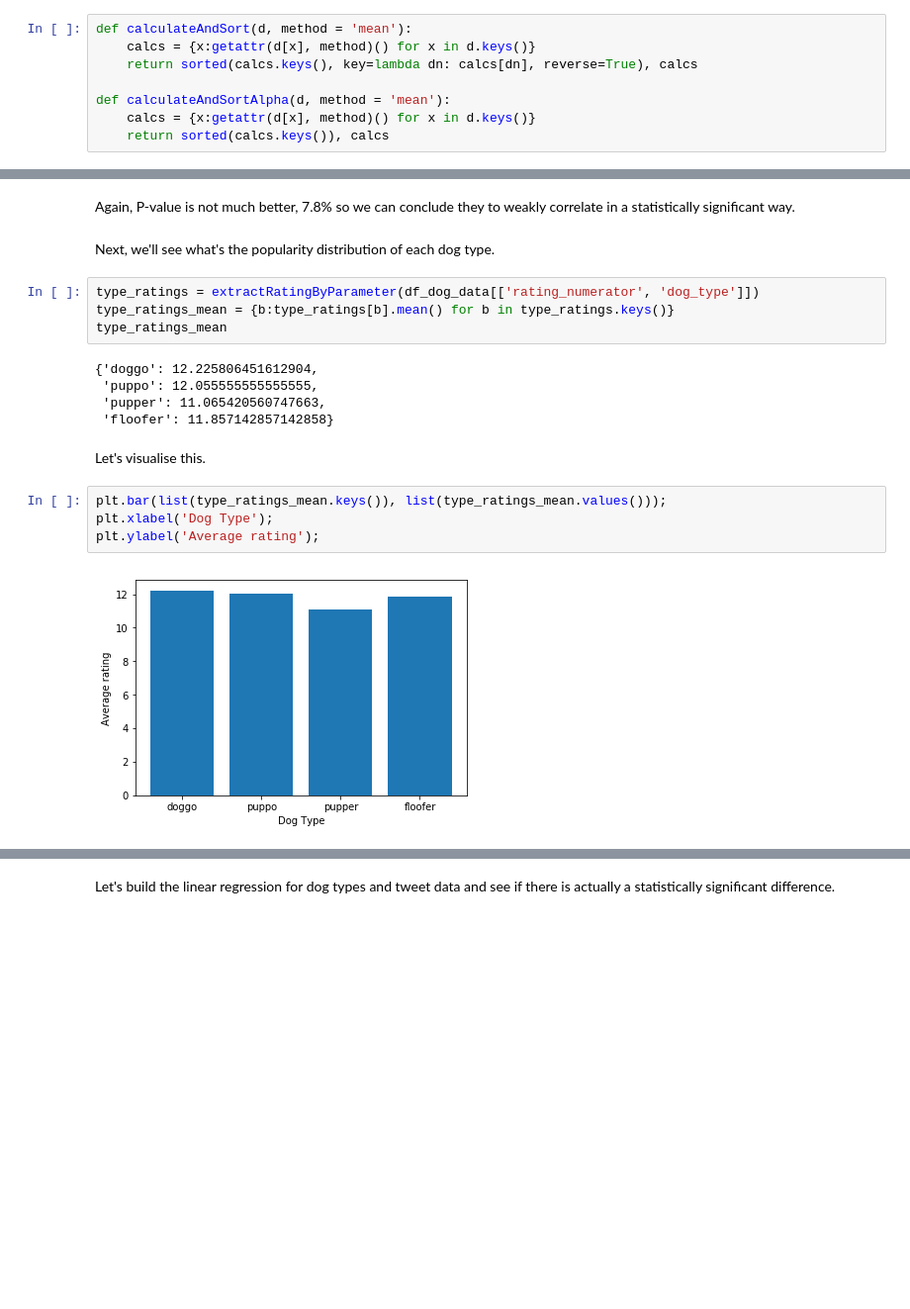
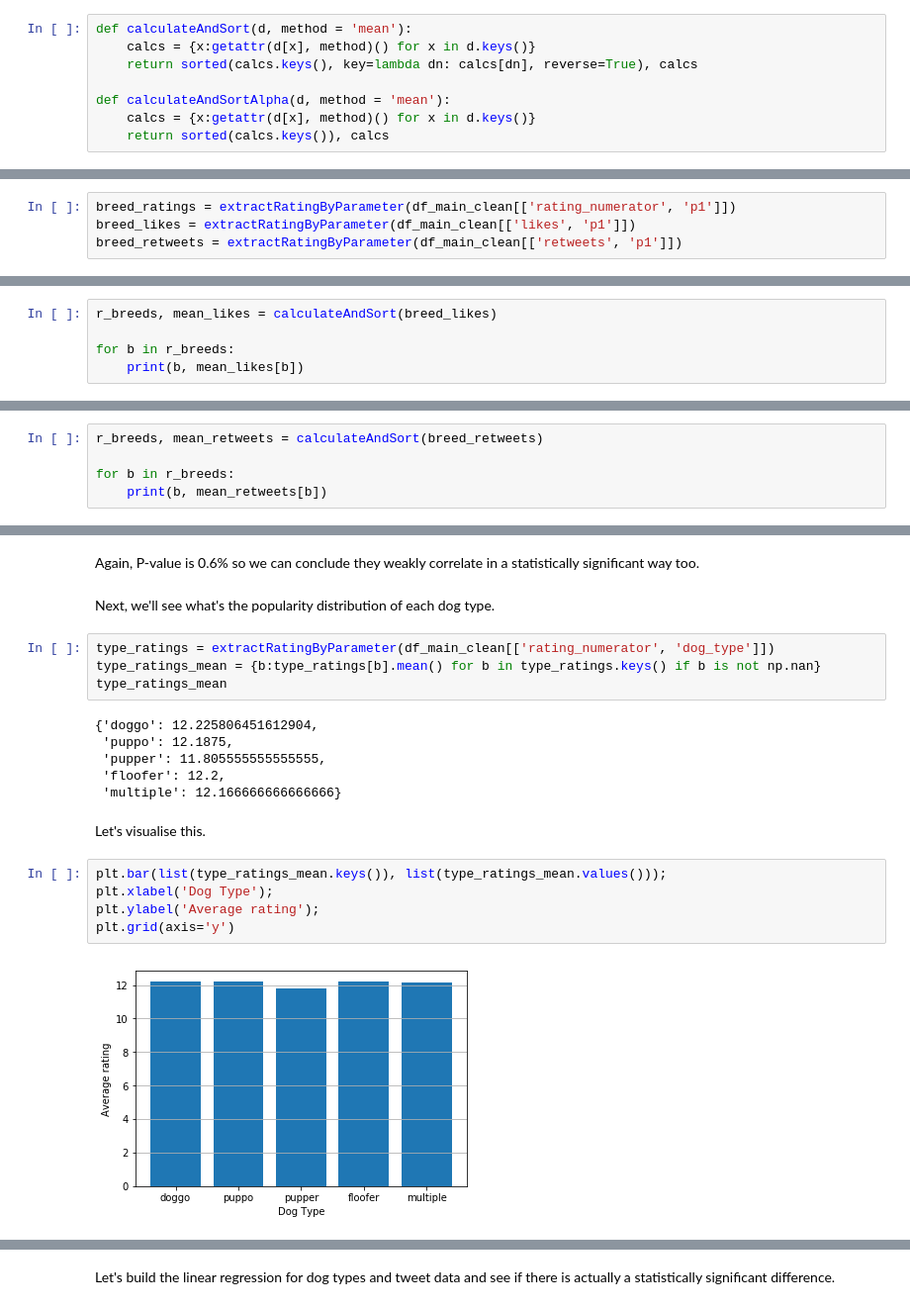
Before and after one commit to krishnagoth/data-wranging, a Jupyter notebook: wrangle_act.ipynb, the cells around one changed output, grey strips where cells are left out. Shown: that part at 99% size. Saved outputs shown, nothing was run; the diff lists cells and outputs as text; blank space fills up the shorter version.

```diff
--- a/wrangle_act.ipynb
+++ b/wrangle_act.ipynb
@@ -539 +655,5 @@ def calculateAndSortAlpha(d, method = 'mean'):
+# %%
+breed_ratings = extractRatingByParameter(df_main_clean[['rating_numerator', 'p1']])
+breed_likes = extractRatingByParameter(df_main_clean[['likes', 'p1']])
+breed_retweets = extractRatingByParameter(df_main_clean[['retweets', 'p1']])
 # %%
@@ -561,0 +681,5 @@ whippet 9.0
+# %%
+r_breeds, mean_likes = calculateAndSort(breed_likes)
+
+for b in r_breeds:
+    print(b, mean_likes[b])
@@ -561,0 +704,5 @@ whippet 9.0
+# %%
+r_breeds, mean_retweets = calculateAndSort(breed_retweets)
+
+for b in r_breeds:
+    print(b, mean_retweets[b])
@@ -639,22 +803,24 @@ plt.ylabel('Average Retweets');
 # %% [markdown]
-Again, P-value is not much better, 7.8% so we can conclude they to weakly correlate in a statistically significant way.
+Again, P-value is 0.6% so we can conclude they weakly correlate in a statistically significant way too.
 # %% [markdown]
 Next, we'll see what's the popularity distribution of each dog type.
 # %%
-type_ratings = extractRatingByParameter(df_dog_data[['rating_numerator', 'dog_type']])
-type_ratings_mean = {b:type_ratings[b].mean() for b in type_ratings.keys()}
+type_ratings = extractRatingByParameter(df_main_clean[['rating_numerator', 'dog_type']])
+type_ratings_mean = {b:type_ratings[b].mean() for b in type_ratings.keys() if b is not np.nan}
 type_ratings_mean
 # %% [output]
 {'doggo': 12.225806451612904,
- 'puppo': 12.055555555555555,
- 'pupper': 11.065420560747663,
- 'floofer': 11.857142857142858}
+ 'puppo': 12.1875,
+ 'pupper': 11.805555555555555,
+ 'floofer': 12.2,
+ 'multiple': 12.166666666666666}
 # %% [markdown]
 Let's visualise this.
 # %%
 plt.bar(list(type_ratings_mean.keys()), list(type_ratings_mean.values()));
 plt.xlabel('Dog Type');
 plt.ylabel('Average rating');
+plt.grid(axis='y')
 # %% [output]
-[figure, old version]
+[figure, new version]
 # %% [markdown]
```
Also changed, not shown: parts of 114 cells of this notebook, 3 other files.
